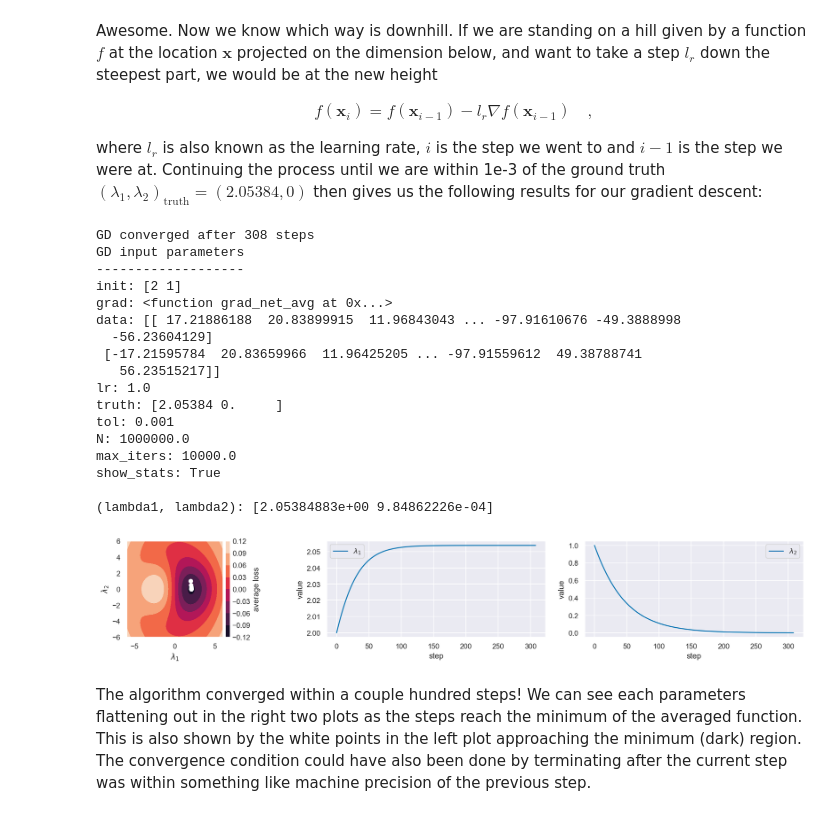
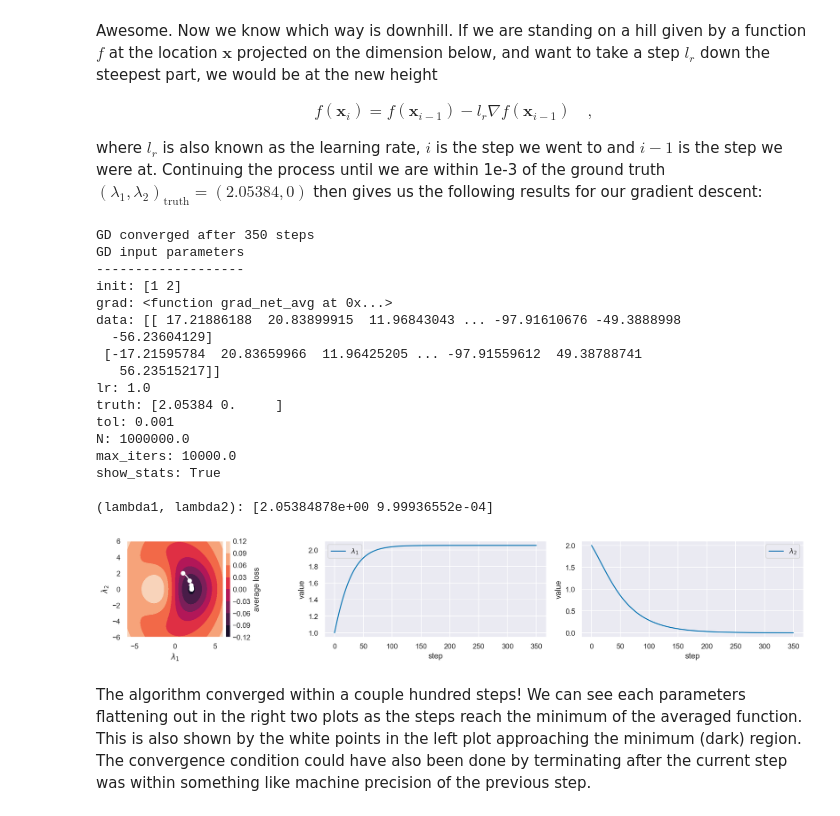
Before and after one commit to icweaver/AM207, a Jupyter notebook: HW5/AM207_HW5_IanWeaver.ipynb, the cells around one changed output. Drawn from its saved outputs; the diff is of its cells as text; code cells hidden in the pictures.

```diff
--- a/HW5/AM207_HW5_IanWeaver.ipynb
+++ b/HW5/AM207_HW5_IanWeaver.ipynb
@@ -354,38 +354,38 @@ GD_params = {
     "N": 1e6, # size of pre-allocated array to hold all lambda estimates
     "max_iters": 1e4, # GD terminates if this limit is met
     "truth": np.array([2.05384, 0.]), # (lambda_1, lambda_2) true value
-    "init": np.array([2, 1]), # starting location
+    "init": np.array([1, 2]), # starting location
     "grad": grad_net_avg, # gradient function
     "data": data, # input data
     "show_stats": True, # print out ingredients?
 }
 
 # run GD
 lambdas_GD, times_GD = GD(**GD_params)
 print(f"(lambda1, lambda2): {lambdas_GD[-1, :]}")
 
 # display results
 plot_descent(lambdas_GD, GD_params["init"], loss_func_avg, data,
              label="average loss")
 # %% [output]
-GD converged after 308 steps
+GD converged after 350 steps
 GD input parameters
 -------------------
-init: [2 1]
+init: [1 2]
 grad: <function grad_net_avg at 0x...>
 data: [[ 17.21886188  20.83899915  11.96843043 ... -97.91610676 -49.3888998
   -56.23604129]
  [-17.21595784  20.83659966  11.96425205 ... -97.91559612  49.38788741
    56.23515217]]
 lr: 1.0
 truth: [2.05384 0.     ]
 tol: 0.001
 N: 1000000.0
 max_iters: 10000.0
 show_stats: True
 
-(lambda1, lambda2): [2.05384883e+00 9.84862226e-04]
+(lambda1, lambda2): [2.05384878e+00 9.99936552e-04]
-[figure, old version]
+[figure, new version]
 # %% [markdown]
 The algorithm converged within a couple hundred steps! We can see each parameters flattening out in the right two plots as the steps reach the minimum of the averaged function. This is also shown by the white points in the left plot approaching the minimum (dark) region. The convergence condition could have also been done by terminating after the current step was within something like machine precision of the previous step.
 # %% [markdown]
```
Also changed, not shown: parts of 5 cells of this notebook.
